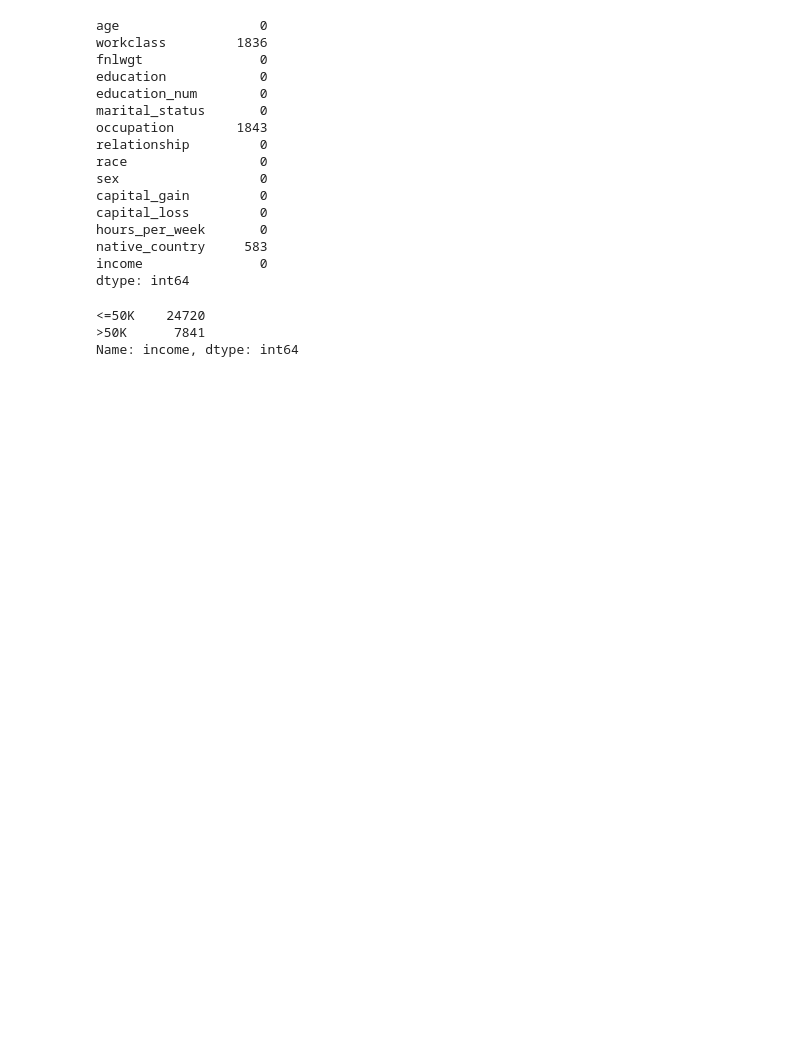
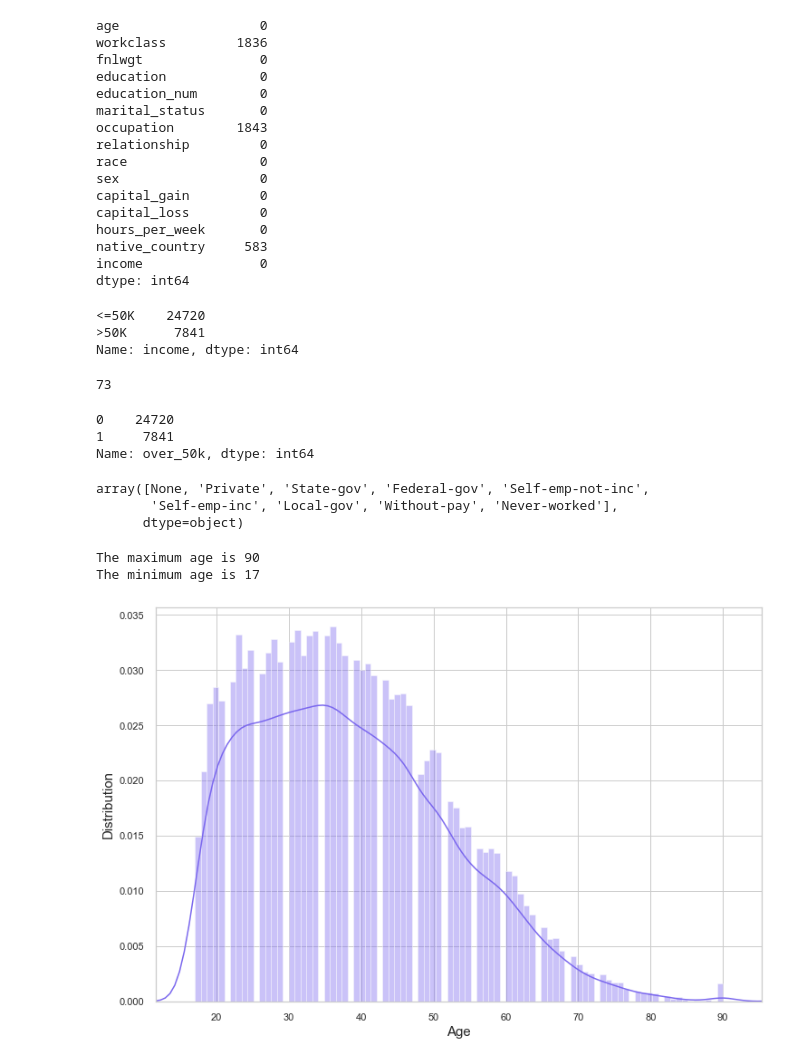
Before and after one commit to chibz3/finding_donors, a Jupyter notebook: work_book.ipynb, the cells around one changed output. Saved outputs shown, nothing was run; the diff lists cells and outputs as text; code cells hidden in the pictures; blank space fills up the shorter version.

```diff
--- a/work_book.ipynb
+++ b/work_book.ipynb
@@ -82,4 +82,37 @@ df.income.value_counts()
 >50K      7841
 Name: income, dtype: int64
 # %%
-df['over_50k']= np.where(df['income']=='50K', 1, 0)
+df['over_50k']= np.where(df['income']=='>50K', 1, 0)
+# %%
+df['age'].nunique()
+# %% [output]
+73
+# %%
+df.over_50k.value_counts()
+# %% [output]
+0    24720
+1     7841
+Name: over_50k, dtype: int64
+# %%
+df['workclass'].unique()
+# %% [output]
+array([None, 'Private', 'State-gov', 'Federal-gov', 'Self-emp-not-inc',
+       'Self-emp-inc', 'Local-gov', 'Without-pay', 'Never-worked'],
+      dtype=object)
+# %%
+# This distribution plot shows the distribution of Age of people across the Data Set
+plt.rcParams['figure.figsize'] = [12, 8]
+sns.set(style = 'whitegrid')
+
+sns.distplot(df['age'], bins = 90, color = 'mediumslateblue')
+plt.ylabel("Distribution", fontsize = 15)
+plt.xlabel("Age", fontsize = 15 )
+
+plt.margins(x = 0)
+
+print ("The maximum age is", df['age'].max())
+print ("The minimum age is", df['age'].min())
+# %% [output]
+The maximum age is 90
+The minimum age is 17
+[figure, added]
```
Also changed, not shown: parts of 5 cells of this notebook.
